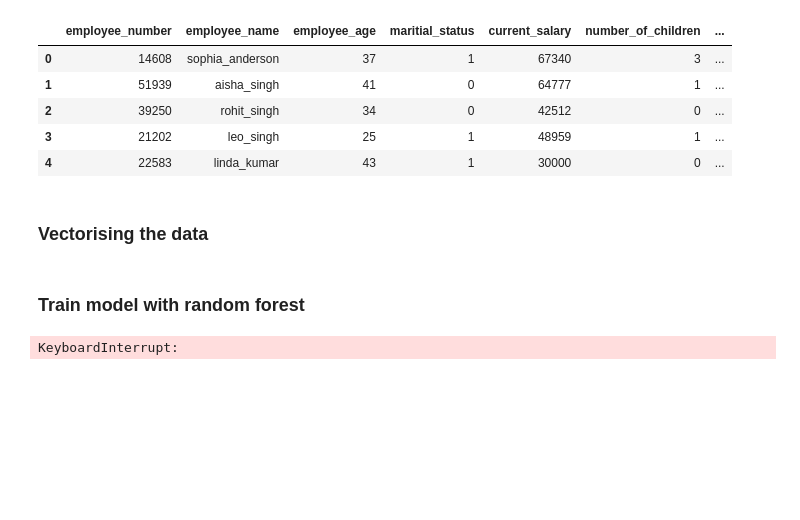
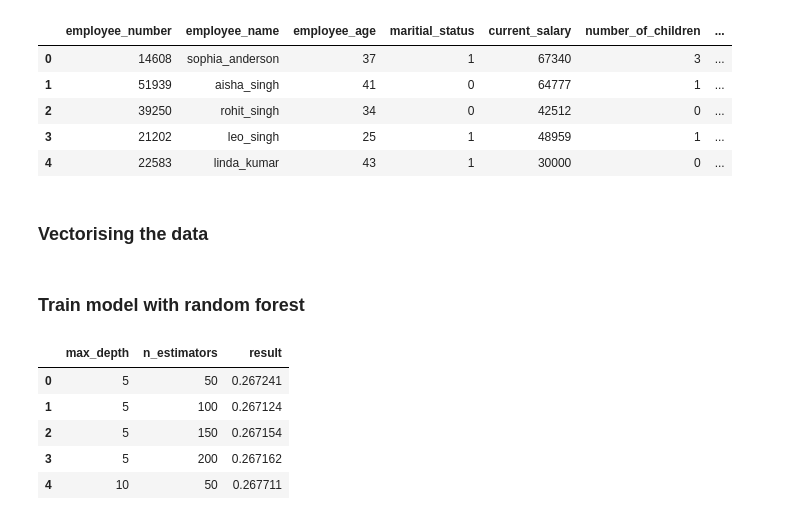
Before and after one commit to moeinforoughi/Employee_Satisfaction_Prediction, a Jupyter notebook: notebook.ipynb, the cells around one changed output. Saved outputs shown, nothing was run; the diff lists cells and outputs as text; code cells hidden in the pictures; blank space fills up the shorter version.

```diff
--- a/notebook.ipynb
+++ b/notebook.ipynb
@@ -238,18 +242,24 @@ X_test = dv.transform(test_dicts)
 # %% [markdown]
 <h3>Train model with random forest</h3>
 # %%
+from tqdm import tqdm
+
 scores = []
 for d in [5, 10, 15]:
-    for n in range(10, 201, 10):
+    for n in tqdm([50, 100, 150, 200], desc=f"max_depth={d}"):
         rf = RandomForestRegressor(n_estimators=n, max_depth=d, random_state=1, n_jobs=-1)
-        rf.fit(X_train,y_train)
-
+        rf.fit(X_train, y_train)
         y_pred = rf.predict(X_val)
         result = rmse(y_val, y_pred)
         scores.append((d, n, result))
-# %% [output]
-KeyboardInterrupt:
 # %%
-columns = ['max_depth', 'n_estimators', 'auc']
+columns = ['max_depth', 'n_estimators', 'result']
 df_scores = pd.DataFrame(scores, columns=columns)
 df_scores.head()
+# %% [output]
+|  | max_depth | n_estimators | result |
+| 0 | 5 | 50 | 0.267241 |
+| 1 | 5 | 100 | 0.267124 |
+| 2 | 5 | 150 | 0.267154 |
+| 3 | 5 | 200 | 0.267162 |
+| 4 | 10 | 50 | 0.267711 |
```
Also changed, not shown: parts of 2 cells of this notebook, 1 other file.
